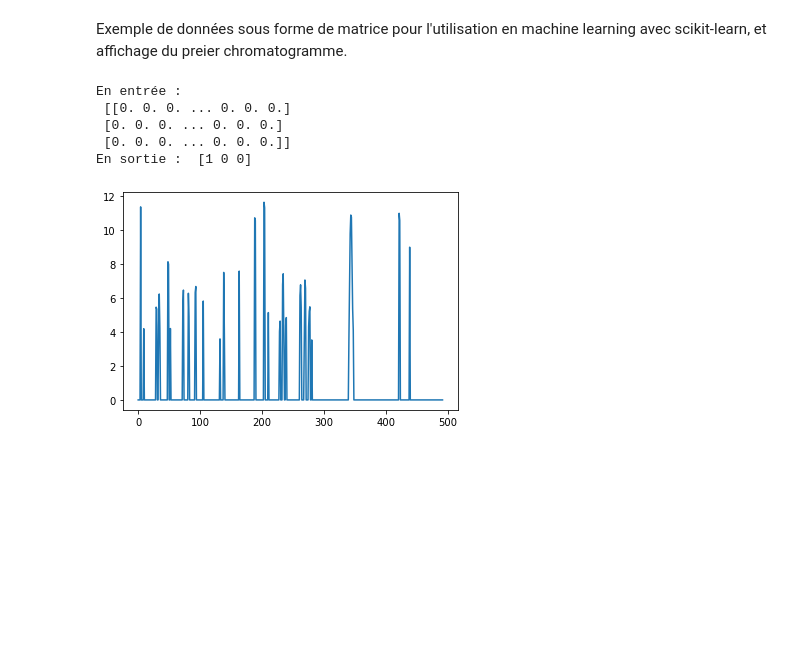
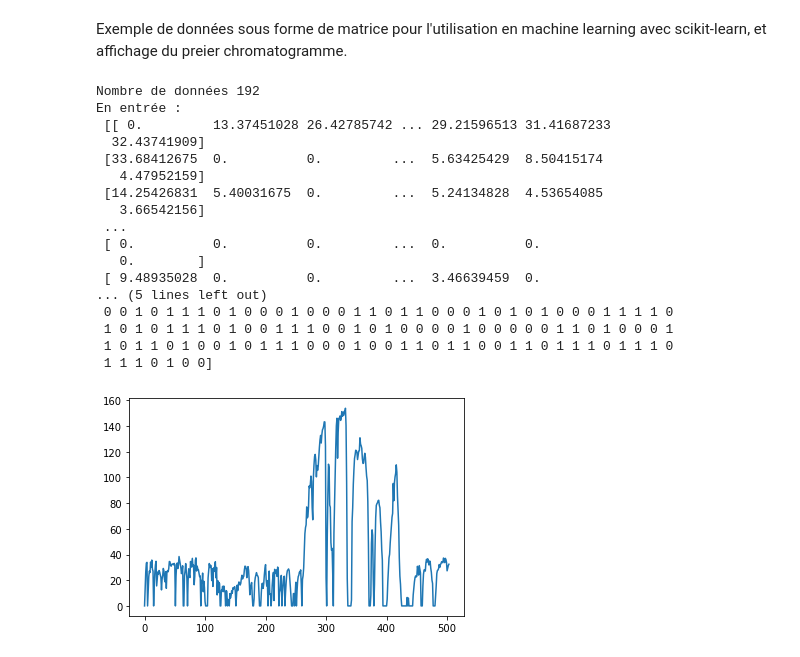
Before and after one commit to Yuremon/GCMS, a Jupyter notebook: src/database.ipynb, the cells around one changed output. Cells and saved outputs as stored; diff of their text form; code cells hidden in the pictures; blank space fills up the shorter version.

Commit message:
Lecture de base de donnée, avec des détection des fichiers correspondant

```diff
--- a/src/database.ipynb
+++ b/src/database.ipynb
@@ -15,7 +15,7 @@ pd.options.plotting.backend = "plotly"
 # %% [markdown]
 On spécifie le chemin du fichier dans lequel est stocké la base de donnée dans la variable `FILE`, et le chemin jusqu'aux chromatogrammes mentionnés dans la base de donnée dans la variable : `PATH`. <br>
 # %%
-FILE = "../data/example.csv"
+FILE = "../data/database.csv"
 PATH = "../data/chromatograms/"
 # %% [markdown]
 On met les informations de la base de donnée dans un DataFrame (`db`), dans lequel on remplacera les 1 et 0 dans la colonne `normal` par respectivement `True` et `False` si besoin dans la suite du traitement.
@@ -80,14 +108,28 @@ db.loc[:, ['chromato', 'normal']]
 Exemple de données sous forme de matrice pour l'utilisation en machine learning avec scikit-learn, et affichage du preier chromatogramme.
 # %%
 import matplotlib.pyplot as plt
+reload(tools)
 X, y = tools.getData(FILE, PATH)
+print('Nombre de données', len(y))
 print("En entrée : \n", X, "\nEn sortie : ", y)
 plt.plot(X[0, :])
 plt.show()
 # %% [output]
+Nombre de données 192
 En entrée :
- [[0. 0. 0. ... 0. 0. 0.]
- [0. 0. 0. ... 0. 0. 0.]
- [0. 0. 0. ... 0. 0. 0.]]
-En sortie :  [1 0 0]
+ [[ 0.         13.37451028 26.42785742 ... 29.21596513 31.41687233
+  32.43741909]
+ [33.68412675  0.          0.         ...  5.63425429  8.50415174
+   4.47952159]
+ [14.25426831  5.40031675  0.         ...  5.24134828  4.53654085
+   3.66542156]
+ ...
+ [ 0.          0.          0.         ...  0.          0.
+   0.        ]
+ [ 9.48935028  0.          0.         ...  3.46639459  0.
+... (5 lines left out)
+ 0 0 1 0 1 1 1 0 1 0 0 0 1 0 0 0 1 1 0 1 1 0 0 0 1 0 1 0 1 0 0 0 1 1 1 1 0
+ 1 0 1 0 1 1 1 0 1 0 0 1 1 1 0 0 1 0 1 0 0 0 0 1 0 0 0 0 0 1 1 0 1 0 0 0 1
+ 1 0 1 1 0 1 0 0 1 0 1 1 1 0 0 0 1 0 0 1 1 0 1 1 0 0 1 1 0 1 1 1 0 1 1 1 0
+ 1 1 1 0 1 0 0]
-[figure, old version]
+[figure, new version]
```
Also changed, not shown: parts of 4 cells of this notebook, 3 other files.
